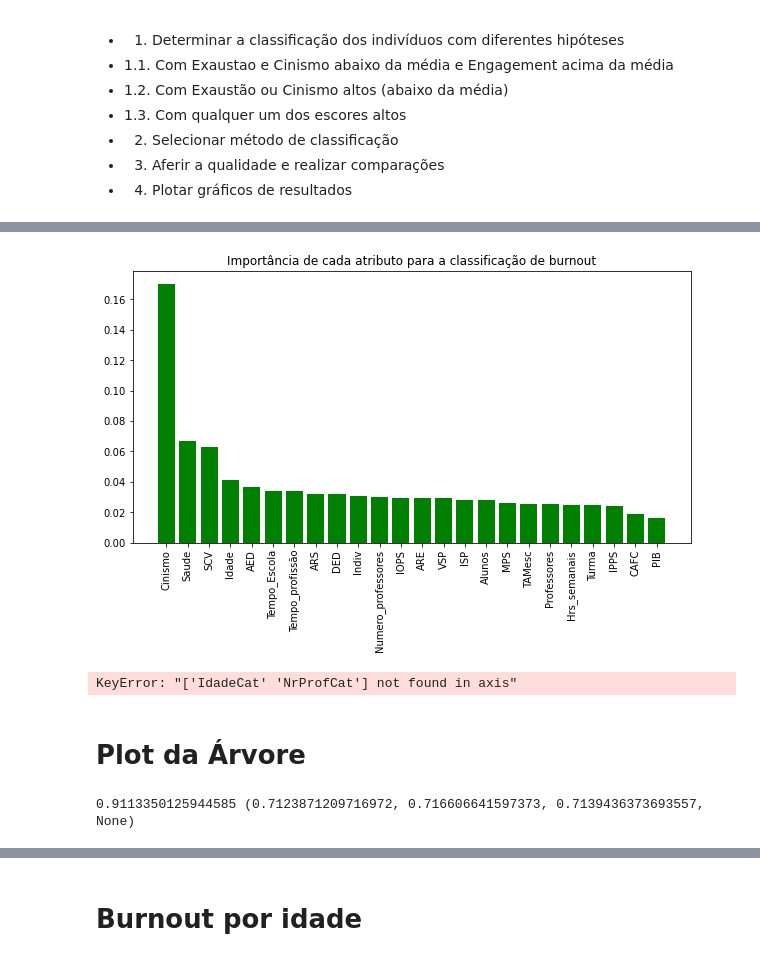
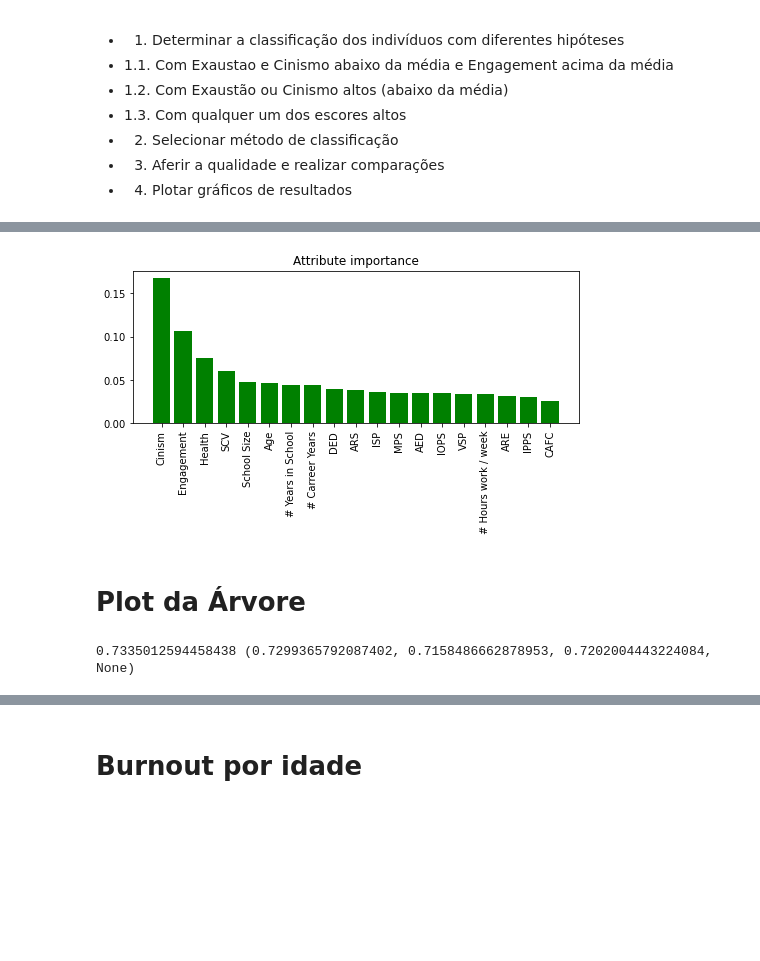
Before and after one commit to ralphrass/burnout, a Jupyter notebook: BurnoutPrediction.ipynb, the cells around one changed output, grey strips where cells are left out. Saved outputs shown, nothing was run; the diff lists cells and outputs as text; code cells hidden in the pictures; blank space fills up the shorter version.

```diff
--- a/BurnoutPrediction.ipynb
+++ b/BurnoutPrediction.ipynb
@@ -24,9 +24,10 @@
 * 4. Plotar gráficos de resultados
 # %%
 import pandas as pd
+import numpy as np
 import matplotlib.pyplot as plt
 
-df_features_pre_processed = pd.read_csv('dataset_filled.csv')
+df_features_pre_processed = pd.read_csv('dataset_filled_and_filtered.csv')
 # %%
 # Remova as colunas calculadas intermediárias, mantenha apenas as colunas que representam respostas diretas
 
@@ -388,0 +349,15 @@ Precision: 0.7639512019918548 Recall: 0.7517067223963776 fBeta:  0.7555949347958
+# %%
+# Classificador 2
+
+df_feat_no_class = df_features_pre_processed.drop(columns=[c for c in df_features_pre_processed if 'Burnout' in c])
+# df_feat_no_class = df_feat_no_class.drop(columns=[_EXA_COL, _ENG_COL])
+df_feat_no_class = df_feat_no_class.drop(columns=[_EXA_COL])
+TARGET_CLASS = 'Burnout_E'
+X_train2, X_test2, y_train2, y_test2 = train_test_split(df_feat_no_class, df_features_pre_processed[TARGET_CLASS], stratify=df_features_pre_processed[TARGET_CLASS], test_size=0.36)
+
+rfc2 = RandomForestClassifier(random_state = 0)
+rfc2.fit(X_train2, y_train2)
+
+preds2 = rfc2.predict(X_test2)
+average_precision = precision_recall_fscore_support(y_test2, preds2, average='macro', zero_division=0)
+print('Precision:', average_precision[0], 'Recall:', average_precision[1], 'fBeta: ', average_precision[2])
@@ -397,21 +464,24 @@ plt.show()
 # %%
 # Quais atributos são mais importantes?
 
-fi = pd.DataFrame({'feature': list(df_feat_no_class.columns),
-                   'importance': rfc.feature_importances_}).\
+c = 'Burnout_E'
+rfc2 = classifiers[c][0]
+
+df_feat_no_class_renamed = df_feat_no_class.rename(columns={'Cinismo': 'Cinism', 'Saude' : 'Health', 'TAMesc' : 'School Size', 'Idade' : 'Age', 'Tempo_profissão' : '# Carreer Years', 'Tempo_Escola' : '# Years in School', 'Hrs_semanais' : '# Hours work / week'})
+
+fi = pd.DataFrame({'feature': list(df_feat_no_class_renamed.columns),
+                   'importance': rfc2.feature_importances_}).\
                     sort_values('importance', ascending = False)
 
 # print(fi[fi.importance > fi.importance.mean()/2].importance)
 select = fi[fi.importance > fi.importance.mean()/2]
 
-fig, ax = plt.subplots(figsize=(10,5))
+fig, ax = plt.subplots(figsize=(8,4))
 ax.bar(select.feature, select.importance.values, align='center', color='green', ecolor='black')
-plt.title('Importância de cada atributo para a classificação de burnout')
+plt.title('Attribute importance')
 plt.xticks(rotation=90)
+plt.gcf().subplots_adjust(bottom=0.35)
+plt.savefig('attribute_importance.png', format='png')
 plt.show()
 # %% [output]
-[figure, old version]
+[figure, new version]
-# %%
-df_feat_no_class = df_feat_no_class.drop(columns=['IdadeCat', 'NrProfCat'])
-# %% [output]
-KeyError: "['IdadeCat' 'NrProfCat'] not found in axis"
@@ -424,20 +499,22 @@ from sklearn import tree
 # TARGET_CLASS = 'Burnout_EorG'
 TARGET_CLASS = 'Burnout_E'
 
+df_feat_no_class_renamed = df_feat_no_class.rename(columns={'Cinismo': 'Cinism', 'Saude' : 'Health', 'TAMesc' : 'School Size', 'Idade' : 'Age', 'Tempo_profissão' : '# Carreer Years', 'Tempo_Escola' : '# Years in School', 'Hrs_semanais' : '# Hours work / week'})
+
 # selected_cols = ['SCV', 'Saude', 'Idade', 'AED']
-selected_cols = df_feat_no_class.columns # ['Cinismo', 'VSP', 'SCV', 'Saude', 'Idade', 'AED', 'IOPS', 'ISP', 'Indiv']
+selected_cols = df_feat_no_class_renamed.columns # ['Cinismo', 'VSP', 'SCV', 'Saude', 'Idade', 'AED', 'IOPS', 'ISP', 'Indiv']
 # selected_cols = ['Cinismo', 'Saude', 'SCV', 'Idade', 'Numero_professores', 'ARS', 'Tempo_profissão', 'Tempo_Escola', 'DED', 'AED', 'IOPS', 'MPS', 'ISP']
 
-X_train, X_test, y_train, y_test = train_test_split(df_feat_no_class, df_features_pre_processed[TARGET_CLASS], stratify=df_features_pre_processed[TARGET_CLASS], test_size=0.3)
+X_train, X_test, y_train, y_test = train_test_split(df_feat_no_class_renamed, df_features_pre_processed[TARGET_CLASS], stratify=df_features_pre_processed[TARGET_CLASS], test_size=0.33)
 
-clf = DecisionTreeClassifier(random_state=0, max_depth=4, min_samples_split=200)
+clf = DecisionTreeClassifier(random_state=0, max_depth=5, min_samples_split=200)
 clf.fit(X_train[selected_cols], y_train)
 preds = clf.predict(X_test[selected_cols])
 
-scores = cross_val_score(clf, df_feat_no_class[selected_cols], df_features_pre_processed.Burnout_G, cv=10, scoring='accuracy')
+scores = cross_val_score(clf, df_feat_no_class_renamed[selected_cols], df_features_pre_processed.Burnout_E, cv=10, scoring='accuracy')
 average_precision = precision_recall_fscore_support(y_test, preds, average='macro')
 
 print(scores.mean(), average_precision)
 # %% [output]
-0.9113350125944585 (0.7123871209716972, 0.716606641597373, 0.7139436373693557, None)
+0.7335012594458438 (0.7299365792087402, 0.7158486662878953, 0.7202004443224084, None)
 # %%
```
Also changed, not shown: parts of 28 cells of this notebook, 6 other files.
